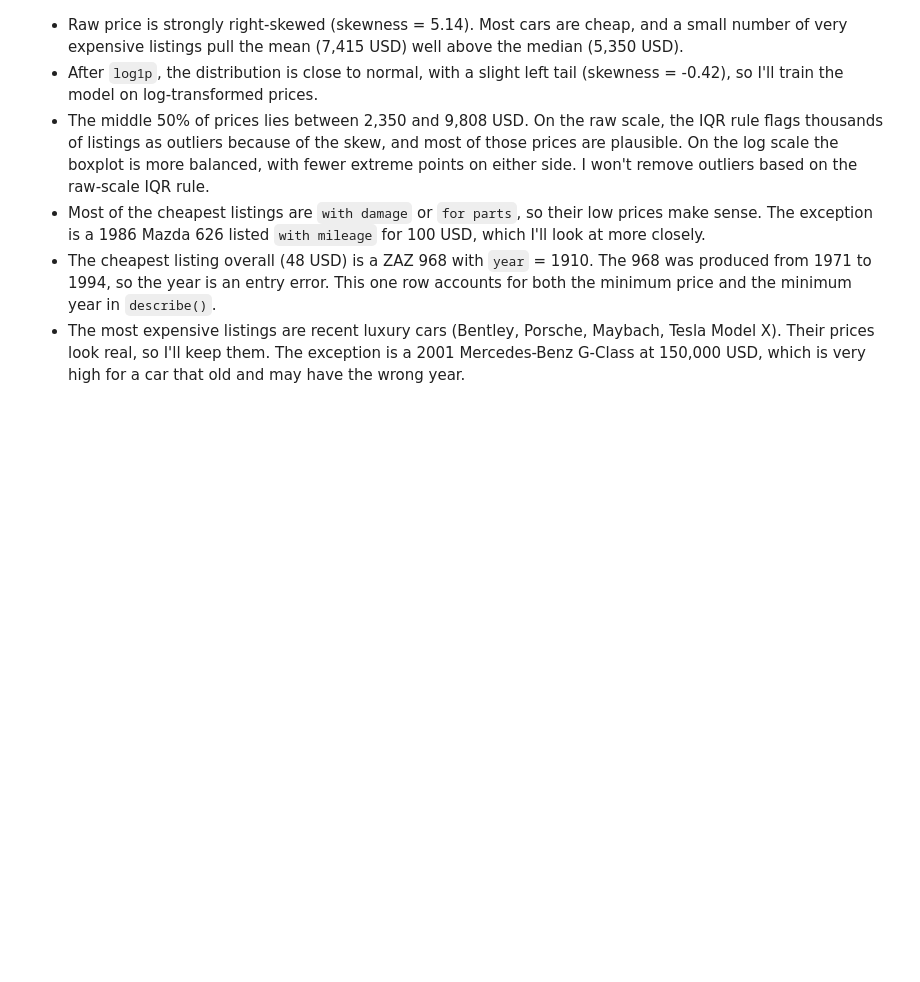
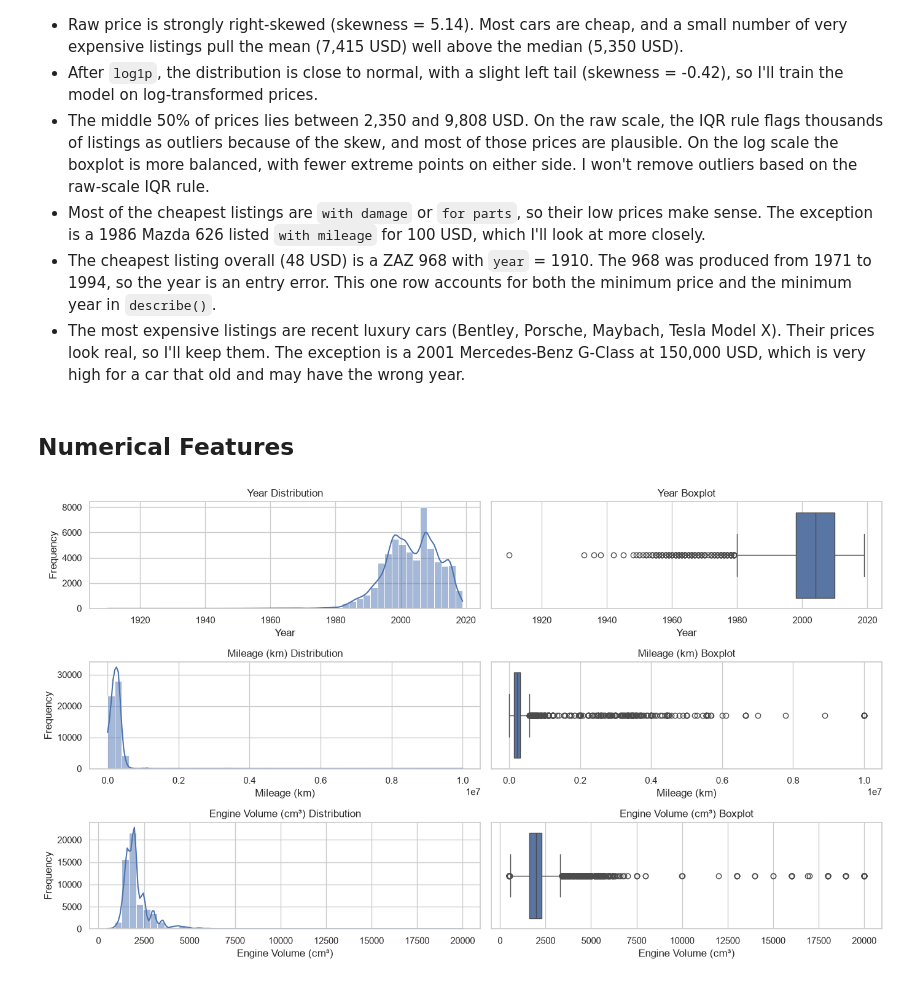
Before and after one commit to VukasinJ-dev/car-price-prediction, a Jupyter notebook: notebooks/01_eda.ipynb, the cells around one changed output. Saved outputs shown, nothing was run; the diff lists cells and outputs as text; code cells hidden in the pictures; blank space fills up the shorter version.

Commit message:
Analyze numerical features and document data quality issues

```diff
--- a/notebooks/01_eda.ipynb
+++ b/notebooks/01_eda.ipynb
@@ -302,3 +300,27 @@ df[['make', 'model', 'year', 'condition', 'price_usd']].nlargest(10, 'price_usd'
 - Most of the cheapest listings are `with damage` or `for parts`, so their low prices make sense. The exception is a 1986 Mazda 626 listed `with mileage` for 100 USD, which I'll look at more closely.
 - The cheapest listing overall (48 USD) is a ZAZ 968 with `year` = 1910. The 968 was produced from 1971 to 1994, so the year is an entry error. This one row accounts for both the minimum price and the minimum year in `describe()`.
 - The most expensive listings are recent luxury cars (Bentley, Porsche, Maybach, Tesla Model X). Their prices look real, so I'll keep them. The exception is a 2001 Mercedes-Benz G-Class at 150,000 USD, which is very high for a car that old and may have the wrong year.
+# %% [markdown]
+## Numerical Features
+# %%
+num_cols = ['year', 'mileage_kilometers', 'volume_cm3']
+
+labels = {"year": "Year", "mileage_kilometers": "Mileage (km)", "volume_cm3": "Engine Volume (cm³)"}
+
+fig, axes = plt.subplots(3, 2, figsize=(14, 8))
+
+for i, col in enumerate(num_cols):
+    sns.histplot(x=df[col], bins=50, kde=True, ax=axes[i, 0])
+    axes[i, 0].set_title(f'{labels[col]} Distribution')
+    axes[i, 0].set_xlabel(labels[col])
+    axes[i, 0].set_ylabel('Frequency')
+
+    sns.boxplot(x=df[col], ax=axes[i, 1])
+    axes[i, 1].set_title(f'{labels[col]} Boxplot')
+    axes[i, 1].set_xlabel(labels[col])
+
+plt.tight_layout()
+plt.savefig('../reports/figures/numerical_features_distribution.png', dpi=300, bbox_inches='tight')
+plt.show()
+# %% [output]
+[figure, added]
```
Also changed, not shown: parts of 16 cells of this notebook, 2 other files.
